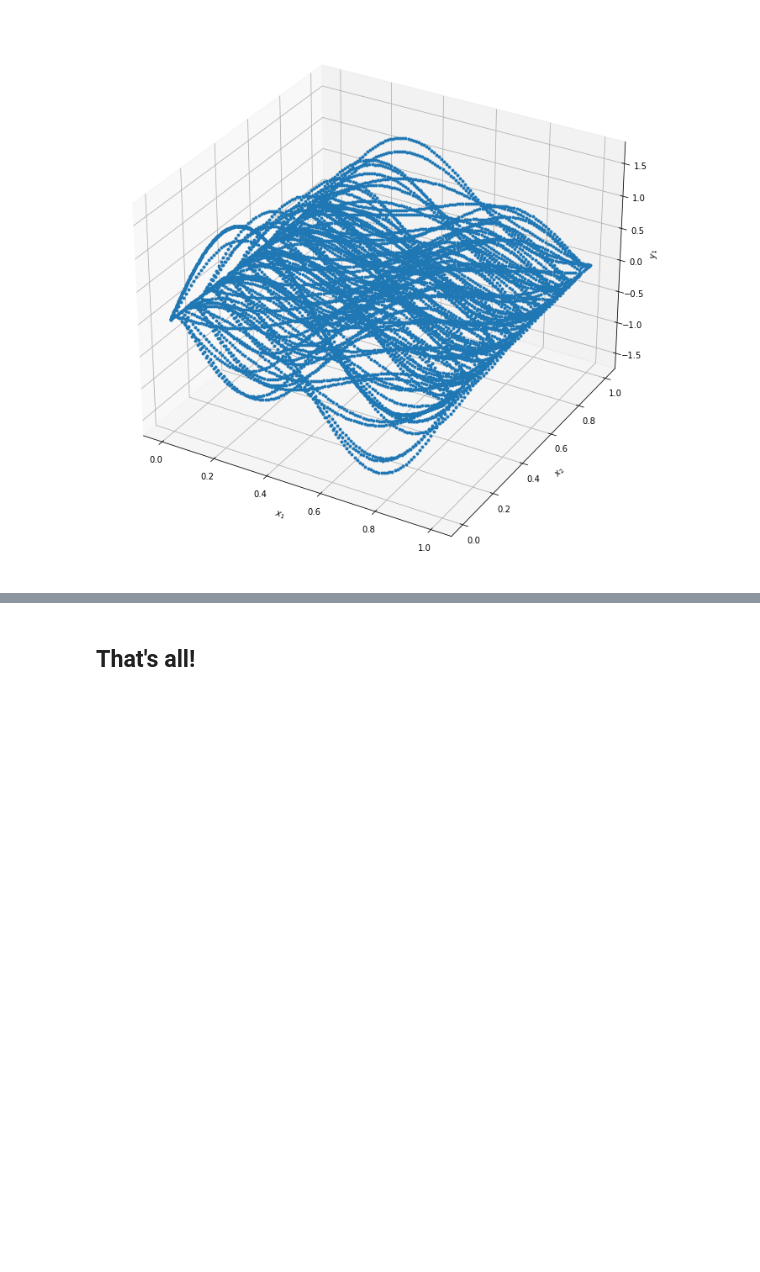
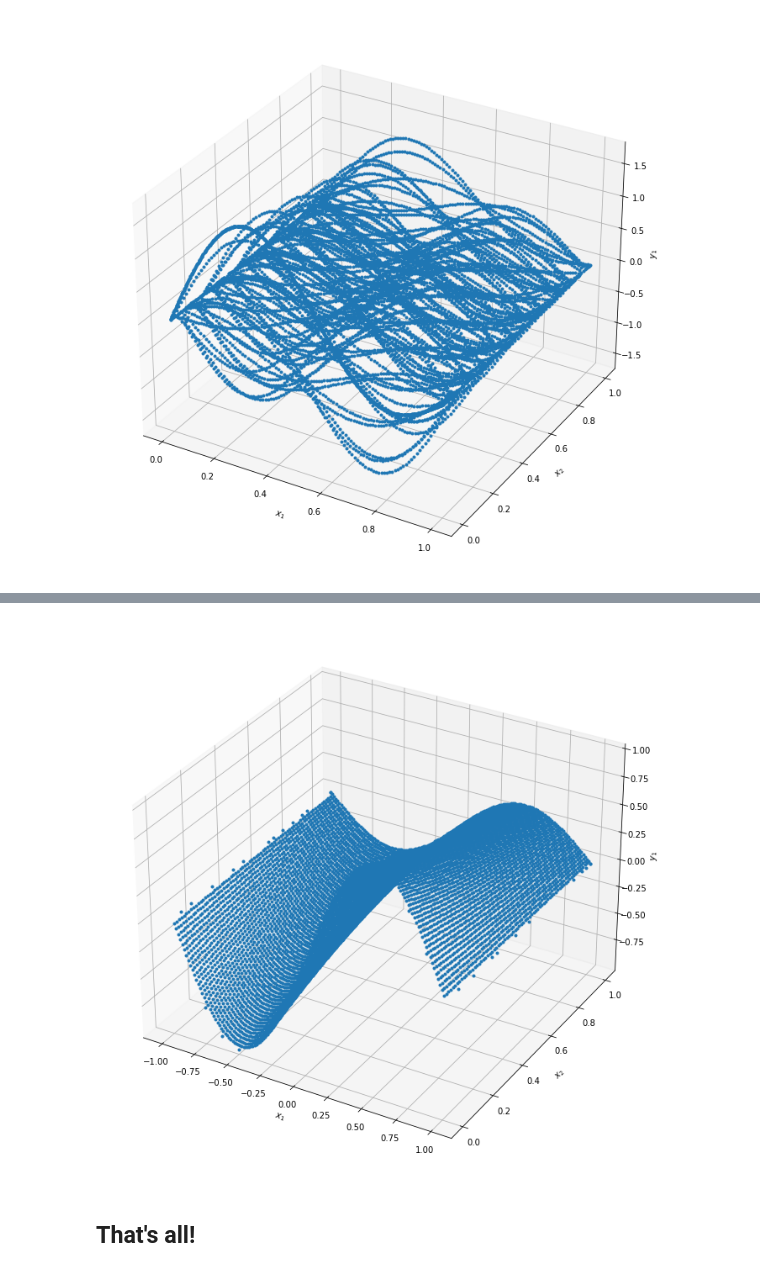
Before and after one commit to Wulx2050/DeepXDE-and-PINN, a Jupyter notebook: 4四大线性偏微分方程.ipynb, the cells around one changed output, grey strips where cells are left out. Cells and saved outputs as stored; diff of their text form; code cells hidden in the pictures; blank space fills up the shorter version.

```diff
--- a/4四大线性偏微分方程.ipynb
+++ b/4四大线性偏微分方程.ipynb
@@ -1187,2 +1291,6 @@ plot_best_state(train_state)
+# %%
+plot_best_state(train_state)
+# %% [output]
+[figure, added]
 # %% [markdown]
 ## That's all!
```
Also changed, not shown: parts of 8 cells of this notebook, 10 other files.
